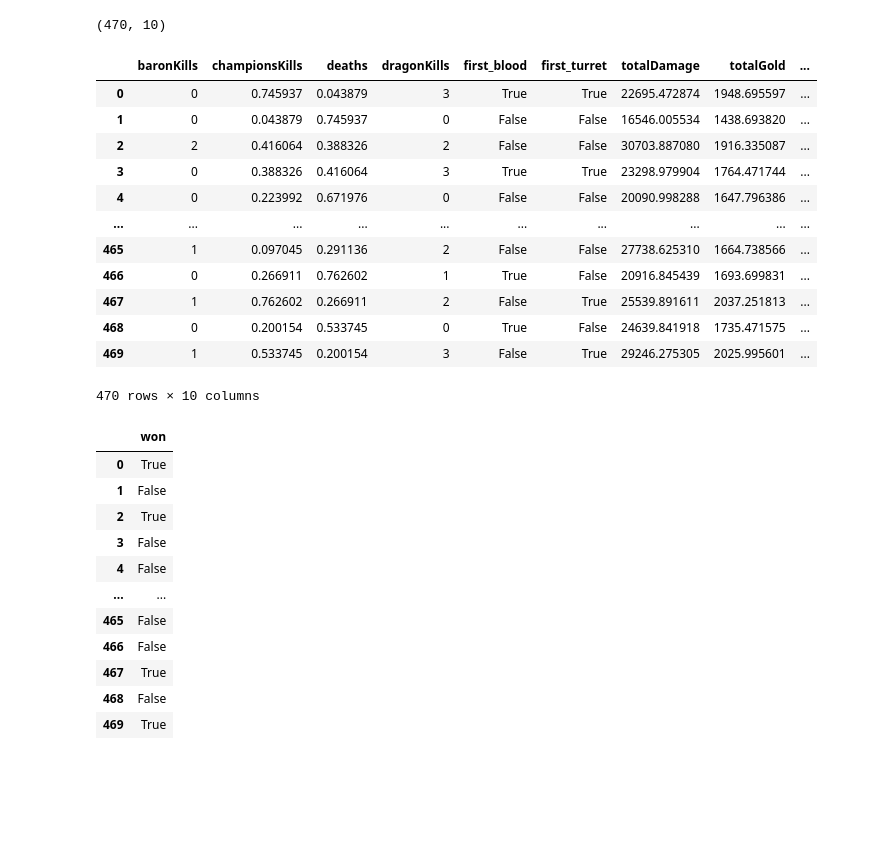
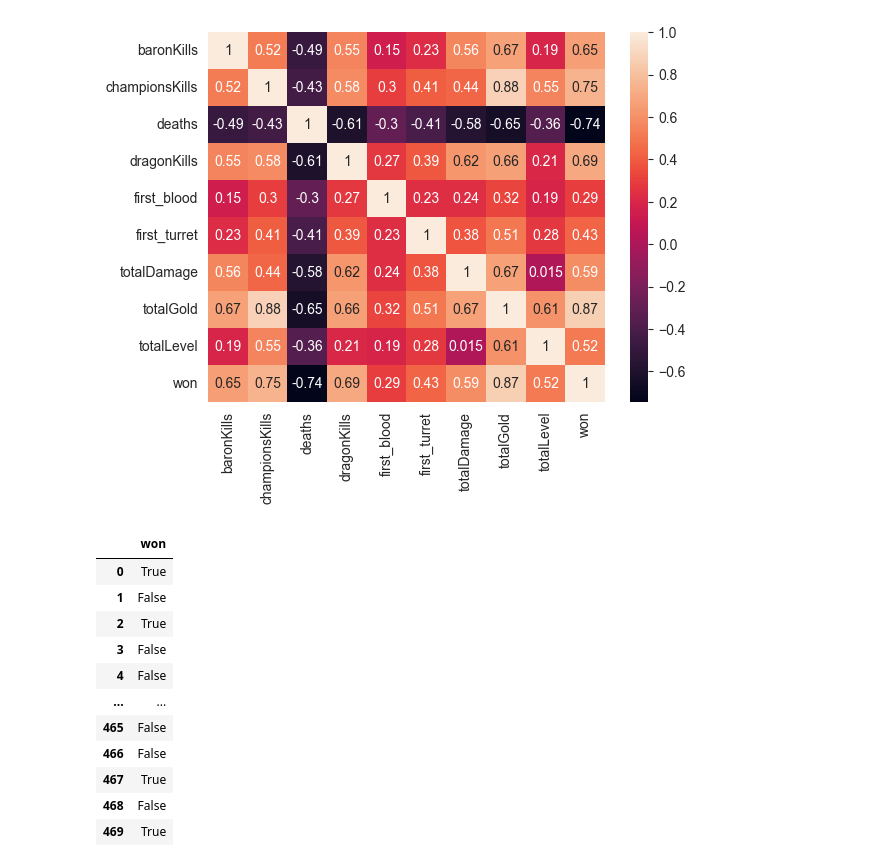
Before and after one commit to edwarddsongg/League_Hack, a Jupyter notebook: XGBoost.ipynb, the cells around one changed output. Drawn from its saved outputs; the diff is of its cells as text; code cells hidden in the pictures; blank space fills up the shorter version.

```diff
--- a/XGBoost.ipynb
+++ b/XGBoost.ipynb
@@ -35,6 +37,7 @@ def drop_unwanted_columns(df):
     df = df.drop('towerKills', axis=1)
     df = df.drop('assists', axis=1)
     df = df.drop('game_time', axis=1)
+    df = df.drop('game_id', axis=1)
     return df
 # %%
 with open('esports-data/lck_2023_average_stats.json', 'r') as json_file:
@@ -46,23 +65,9 @@ df = drop_unwanted_columns(df)
-# %%
-df.shape
-# %% [output]
-(470, 10)
-# %%
-df
-# %% [output]
-|  | baronKills | championsKills | deaths | dragonKills | first_blood | first_turret | totalDamage | totalGold | ... |
-| 0 | 0 | 0.745937 | 0.043879 | 3 | True | True | 22695.472874 | 1948.695597 | ... |
-| 1 | 0 | 0.043879 | 0.745937 | 0 | False | False | 16546.005534 | 1438.693820 | ... |
-| 2 | 2 | 0.416064 | 0.388326 | 2 | False | False | 30703.887080 | 1916.335087 | ... |
-| 3 | 0 | 0.388326 | 0.416064 | 3 | True | True | 23298.979904 | 1764.471744 | ... |
-| 4 | 0 | 0.223992 | 0.671976 | 0 | False | False | 20090.998288 | 1647.796386 | ... |
-| ... | ... | ... | ... | ... | ... | ... | ... | ... | ... |
-| 465 | 1 | 0.097045 | 0.291136 | 2 | False | False | 27738.625310 | 1664.738566 | ... |
-| 466 | 0 | 0.266911 | 0.762602 | 1 | True | False | 20916.845439 | 1693.699831 | ... |
-| 467 | 1 | 0.762602 | 0.266911 | 2 | False | True | 25539.891611 | 2037.251813 | ... |
-| 468 | 0 | 0.200154 | 0.533745 | 0 | True | False | 24639.841918 | 1735.471575 | ... |
-| 469 | 1 | 0.533745 | 0.200154 | 3 | False | True | 29246.275305 | 2025.995601 | ... |
-470 rows × 10 columns
+# %%
+corrMatrix = df.corr()
+sn.heatmap(corrMatrix, annot=True)
+plt.show()
+# %% [output]
+[figure, added]
 # %%
 from sklearn.preprocessing import OrdinalEncoder
 
```
Also changed, not shown: parts of 12 cells of this notebook, 1 other file.
